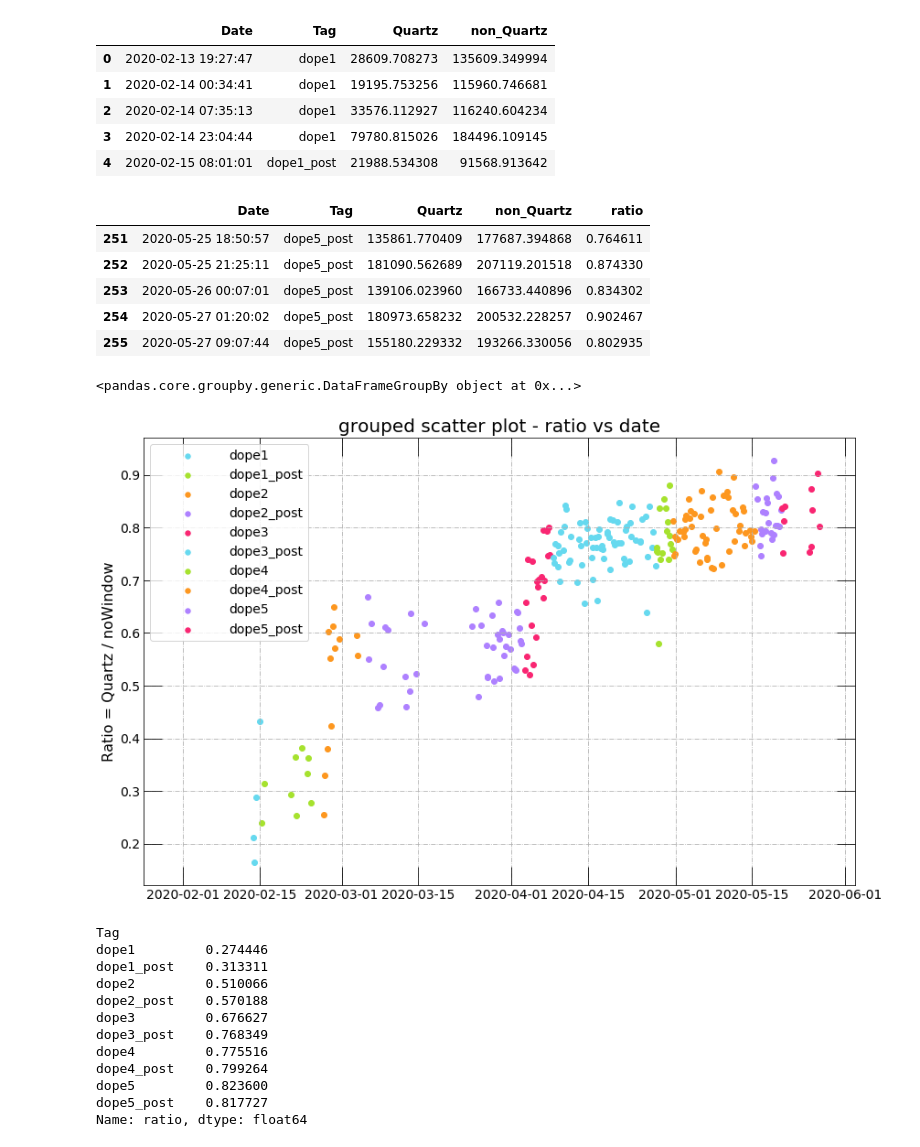
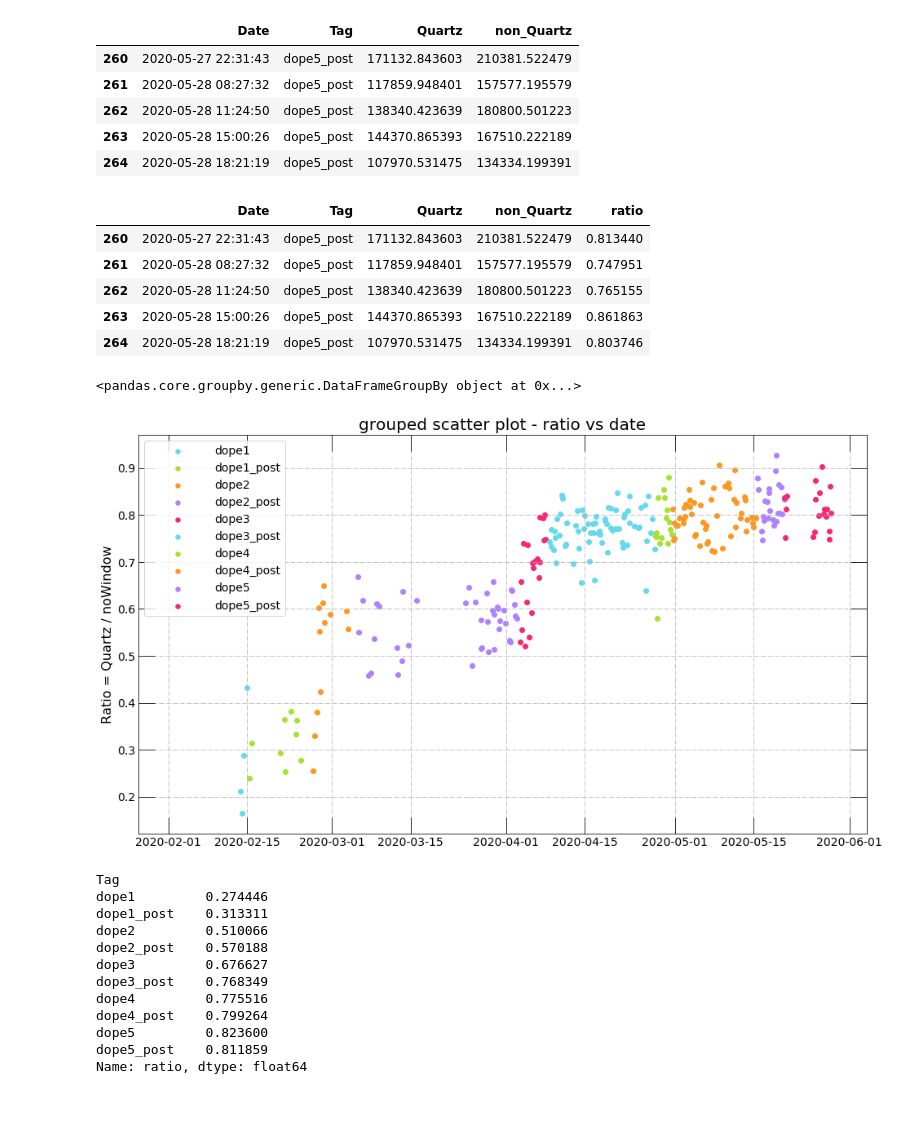
Before and after one commit to fdolek/pypuca, a Jupyter notebook: jupyter/06_integral-Time.ipynb, the cells around one changed output. Cells and saved outputs as stored; diff of their text form; code cells hidden in the pictures; blank space fills up the shorter version.

```diff
--- a/jupyter/06_integral-Time.ipynb
+++ b/jupyter/06_integral-Time.ipynb
@@ -10,3 +10,13 @@ from statistics import mean
 import matplotlib.pyplot as plt
 import scipy.integrate as integrate
 from scipy.ndimage import gaussian_filter
+# %%
+# importing pandas
+import pandas as pd
+
+# Creating new dataframe
+initial_data = {'First_name': ['Ram', 'Mohan', 'Tina', 'Jeetu', 'Meera'],
+                'Last_name': ['Kumar', 'Sharma', 'Ali', 'Gandhi', 'Kumari'],
+                'Marks': [12, 52, 36, 85, 23] }
+df = pd.DataFrame(initial_data, columns = ['First_name', 'Last_name', 'Marks'])
+df
@@ -12,0 +30,12 @@ from scipy.ndimage import gaussian_filter
+# %%
+result = []
+for value in df["Marks"]:
+    if value >= 33:
+        result.append("Pass")
+    elif value < 0 and value > 100:
+        result.append("Invalid")
+    else:
+        result.append("Fail")
+
+df["Result"] = result
+df
@@ -13,4 +49,4 @@ from scipy.ndimage import gaussian_filter
 # %%
-tag = 4*['dope1'] + 9*['dope1_post']+ 12*['dope2']+ 42*['dope2_post']+ 20*['dope3']+ 68*['dope3_post']+ 16*['dope4']+ 52*['dope4_post']+ 23*['dope5'] + 10*['dope5_post']
+tag = 4*['dope1'] + 9*['dope1_post']+ 12*['dope2']+ 42*['dope2_post']+ 20*['dope3']+ 68*['dope3_post']+ 16*['dope4']+ 52*['dope4_post']+ 23*['dope5'] + 19*['dope5_post']
 len(tag)
 # %% [output]
@@ -37,11 +73,11 @@ dict_int = {}
 run = []
 non_Quartz=[]
 Quartz=[]
-ratio=[]
+#ratio=[]
 
 #places.append(i)
 
-dirname = '/home/furkan/data/april/'
+dirname = '/eos/user/f/fdolek/SWAN_projects/pods/'
 
 
 #if not os.path.exists('LAr_f'):
@@ -70,7 +106,7 @@ for filename in sorted(os.listdir(dirname)):
 
                 non_Quartz.append(integrate.simps(non_Qbase[230:1300]))
                 Quartz.append(integrate.simps(Qbase[230:1300]))
-                ratio.append(integrate.simps(Qbase[230:1300]) / integrate.simps(non_Qbase[230:1300]))
+                #ratio.append(integrate.simps(Qbase[230:1300]) / integrate.simps(non_Qbase[230:1300]))
                 #print(non_Quartz)
 
             else:
@@ -83,7 +119,7 @@ for filename in sorted(os.listdir(dirname)):
 
                 non_Quartz.append(integrate.simps(non_Qbase[390:1500]))
                 Quartz.append(integrate.simps(Qbase[390:1500]))
-                ratio.append( integrate.simps(Qbase[390:1500]) / integrate.simps(non_Qbase[390:1500]))
+                #ratio.append( integrate.simps(Qbase[390:1500]) / integrate.simps(non_Qbase[390:1500]))
 
             date_time_str = run_name
             date_time_obj = datetime.datetime.strptime(date_time_str, '%Y-%m-%d_%H-%M-%S')
@@ -95,6 +131,6 @@ for filename in sorted(os.listdir(dirname)):
 
             run.append(date_time_obj)
             #print(run_name, ',' ,integrate.simps(Qbase[390:1500]) ,',' , integrate.simps(non_Qbase[390:1500]) )
-print(len(ratio))
-run
+#print(len(ratio))
 #run
+#run
@@ -120,33 +137,33 @@ run
 # %%
 import pandas as pd
 
-ratio = {'non_Quartz': non_Quartz,
+Ratio = {'non_Quartz': non_Quartz,
         'Quartz': Quartz,
         'Date': run,
          'Tag':tag,
         }
 
-df = pd.DataFrame(ratio, columns= ['Date', 'Tag','Quartz', 'non_Quartz'])
+df = pd.DataFrame(Ratio, columns= ['Date', 'Tag','Quartz', 'non_Quartz'])
 #print(ratio['Date'])
-df.head()
+df.tail()
 # %% [output]
 |  | Date | Tag | Quartz | non_Quartz |
-| 0 | 2020-02-13 19:27:47 | dope1 | 28609.708273 | 135609.349994 |
-| 1 | 2020-02-14 00:34:41 | dope1 | 19195.753256 | 115960.746681 |
-| 2 | 2020-02-14 07:35:13 | dope1 | 33576.112927 | 116240.604234 |
-| 3 | 2020-02-14 23:04:44 | dope1 | 79780.815026 | 184496.109145 |
-| 4 | 2020-02-15 08:01:01 | dope1_post | 21988.534308 | 91568.913642 |
+| 260 | 2020-05-27 22:31:43 | dope5_post | 171132.843603 | 210381.522479 |
+| 261 | 2020-05-28 08:27:32 | dope5_post | 117859.948401 | 157577.195579 |
+| 262 | 2020-05-28 11:24:50 | dope5_post | 138340.423639 | 180800.501223 |
+| 263 | 2020-05-28 15:00:26 | dope5_post | 144370.865393 | 167510.222189 |
+| 264 | 2020-05-28 18:21:19 | dope5_post | 107970.531475 | 134334.199391 |
 # %%
 df['ratio'] = df['Quartz']/df['non_Quartz']
 # %%
 df.tail()
 # %% [output]
 |  | Date | Tag | Quartz | non_Quartz | ratio |
-| 251 | 2020-05-25 18:50:57 | dope5_post | 135861.770409 | 177687.394868 | 0.764611 |
-| 252 | 2020-05-25 21:25:11 | dope5_post | 181090.562689 | 207119.201518 | 0.874330 |
-| 253 | 2020-05-26 00:07:01 | dope5_post | 139106.023960 | 166733.440896 | 0.834302 |
-| 254 | 2020-05-27 01:20:02 | dope5_post | 180973.658232 | 200532.228257 | 0.902467 |
-| 255 | 2020-05-27 09:07:44 | dope5_post | 155180.229332 | 193266.330056 | 0.802935 |
+| 260 | 2020-05-27 22:31:43 | dope5_post | 171132.843603 | 210381.522479 | 0.813440 |
+| 261 | 2020-05-28 08:27:32 | dope5_post | 117859.948401 | 157577.195579 | 0.747951 |
+| 262 | 2020-05-28 11:24:50 | dope5_post | 138340.423639 | 180800.501223 | 0.765155 |
+| 263 | 2020-05-28 15:00:26 | dope5_post | 144370.865393 | 167510.222189 | 0.861863 |
+| 264 | 2020-05-28 18:21:19 | dope5_post | 107970.531475 | 134334.199391 | 0.803746 |
 # %%
 fig,ax = plt.subplots()
 ax.set_prop_cycle(cycler(color=colors))
@@ -161,7 +178,7 @@ plt.legend()
 plt.show()
 # %% [output]
 <pandas.core.groupby.generic.DataFrameGroupBy object at 0x...>
-[figure, old version]
+[figure, new version]
 # %%
 print(df.groupby('Tag').ratio.mean())
 # %% [output]
@@ -175,7 +192,7 @@ dope3_post    0.768349
 dope4         0.775516
 dope4_post    0.799264
 dope5         0.823600
-dope5_post    0.817727
+dope5_post    0.811859
 Name: ratio, dtype: float64
 # %%
 import seaborn as sns
```
Also changed, not shown: parts of 15 cells of this notebook, 5 other files.
